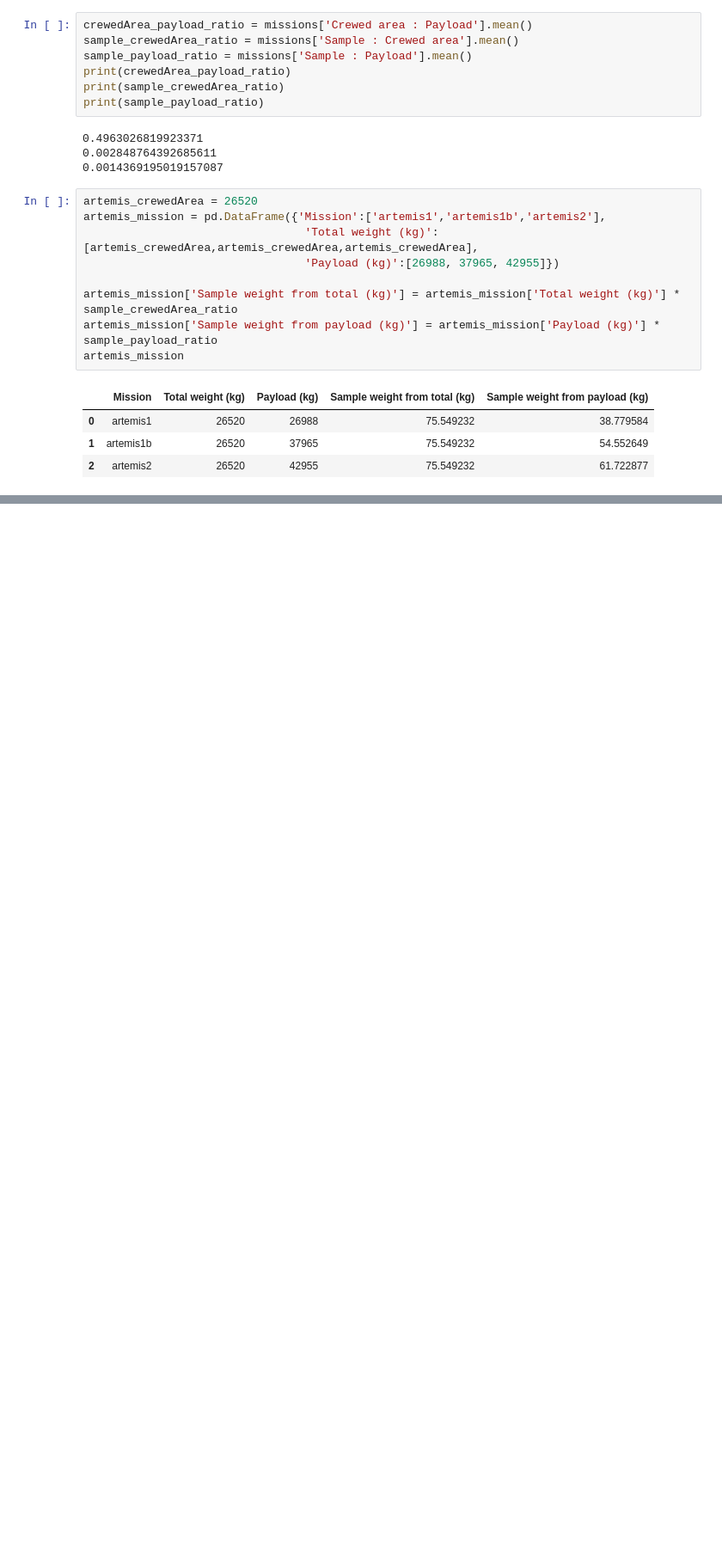
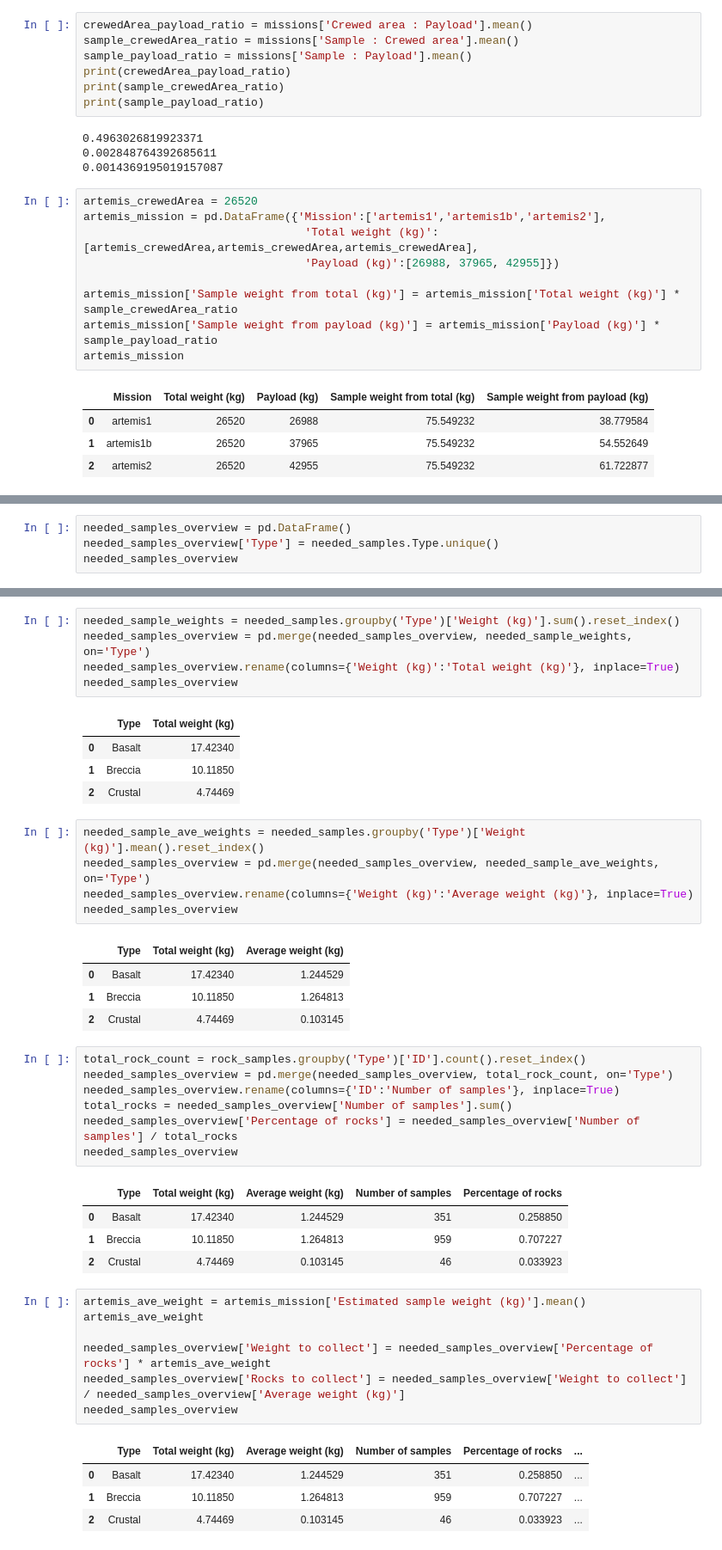
Before and after one commit to lucasfmarconi/over-the-moon, a Jupyter notebook: sample-return/sample-return.ipynb, the cells around one changed output, grey strips where cells are left out. Shown at 86% size. Drawn from its saved outputs; the diff is of its cells as text; blank space fills up the shorter version.

```diff
--- a/sample-return/sample-return.ipynb
+++ b/sample-return/sample-return.ipynb
@@ -150,0 +264,4 @@ artemis_mission
+# %%
+needed_samples_overview = pd.DataFrame()
+needed_samples_overview['Type'] = needed_samples.Type.unique()
+needed_samples_overview
@@ -150,0 +273,44 @@ artemis_mission
+# %%
+needed_sample_weights = needed_samples.groupby('Type')['Weight (kg)'].sum().reset_index()
+needed_samples_overview = pd.merge(needed_samples_overview, needed_sample_weights, on='Type')
+needed_samples_overview.rename(columns={'Weight (kg)':'Total weight (kg)'}, inplace=True)
+needed_samples_overview
+# %% [output]
+|  | Type | Total weight (kg) |
+| 0 | Basalt | 17.42340 |
+| 1 | Breccia | 10.11850 |
+| 2 | Crustal | 4.74469 |
+# %%
+needed_sample_ave_weights = needed_samples.groupby('Type')['Weight (kg)'].mean().reset_index()
+needed_samples_overview = pd.merge(needed_samples_overview, needed_sample_ave_weights, on='Type')
+needed_samples_overview.rename(columns={'Weight (kg)':'Average weight (kg)'}, inplace=True)
+needed_samples_overview
+# %% [output]
+|  | Type | Total weight (kg) | Average weight (kg) |
+| 0 | Basalt | 17.42340 | 1.244529 |
+| 1 | Breccia | 10.11850 | 1.264813 |
+| 2 | Crustal | 4.74469 | 0.103145 |
+# %%
+total_rock_count = rock_samples.groupby('Type')['ID'].count().reset_index()
+needed_samples_overview = pd.merge(needed_samples_overview, total_rock_count, on='Type')
+needed_samples_overview.rename(columns={'ID':'Number of samples'}, inplace=True)
+total_rocks = needed_samples_overview['Number of samples'].sum()
+needed_samples_overview['Percentage of rocks'] = needed_samples_overview['Number of samples'] / total_rocks
+needed_samples_overview
+# %% [output]
+|  | Type | Total weight (kg) | Average weight (kg) | Number of samples | Percentage of rocks |
+| 0 | Basalt | 17.42340 | 1.244529 | 351 | 0.258850 |
+| 1 | Breccia | 10.11850 | 1.264813 | 959 | 0.707227 |
+| 2 | Crustal | 4.74469 | 0.103145 | 46 | 0.033923 |
+# %%
+artemis_ave_weight = artemis_mission['Estimated sample weight (kg)'].mean()
+artemis_ave_weight
+
+needed_samples_overview['Weight to collect'] = needed_samples_overview['Percentage of rocks'] * artemis_ave_weight
+needed_samples_overview['Rocks to collect'] = needed_samples_overview['Weight to collect'] / needed_samples_overview['Average weight (kg)']
+needed_samples_overview
+# %% [output]
+|  | Type | Total weight (kg) | Average weight (kg) | Number of samples | Percentage of rocks | ... |
+| 0 | Basalt | 17.42340 | 1.244529 | 351 | 0.258850 | ... |
+| 1 | Breccia | 10.11850 | 1.264813 | 959 | 0.707227 | ... |
+| 2 | Crustal | 4.74469 | 0.103145 | 46 | 0.033923 | ... |
```
Also changed, not shown: parts of 12 cells of this notebook.
